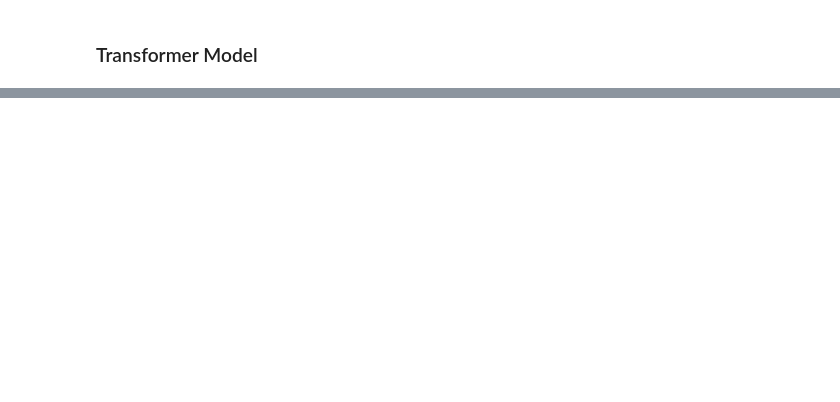
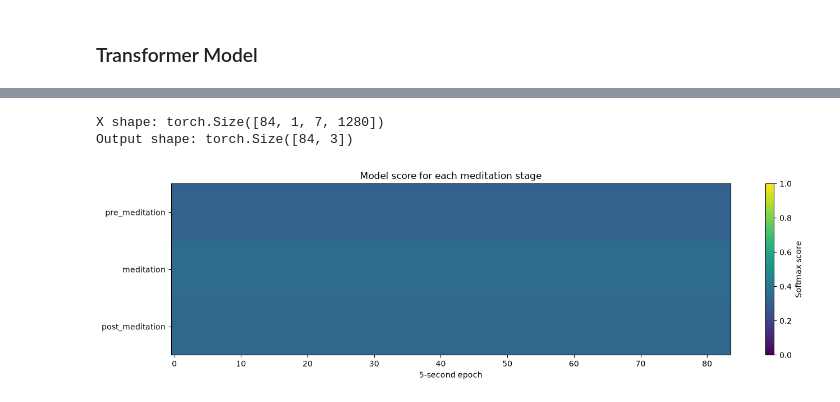
Before and after one commit to a-myli/meditation, a Jupyter notebook: Meditation_processing.ipynb, the cells around one changed output, grey strips where cells are left out. Drawn from its saved outputs; the diff is of its cells as text; code cells hidden in the pictures; blank space fills up the shorter version.

Commit message:
Transformer model

```diff
--- a/Meditation_processing.ipynb
+++ b/Meditation_processing.ipynb
@@ -264,6 +246,7 @@ def compute_psd(epochs):
     psd = epochs.compute_psd(method='welch', picks='eeg')
 
     psd.plot()
+    return psd
 # %% [markdown]
 ## Perform Preprocessing ##
 # %%
@@ -399,0 +362,50 @@ UsageError: Line magic function `%git` not found.
+# %%
+# initiate model
+
+transformer = Conformer(
+    num_electrodes=7,
+    sampling_rate=1280,
+    depth=6,
+    heads=10,
+    dropout=0.5,
+    forward_expansion=4,
+    forward_dropout=0.5,
+    num_classes=3,
+)
+
+print("X shape:", X.shape)  # should be (epochs, 1, 7, 1280)
+output = transformer(X)
+print("Output shape:", output.shape)  # should be (epochs, 3)
+# %% [output]
+X shape: torch.Size([84, 1, 7, 1280])
+Output shape: torch.Size([84, 3])
+# %%
+import matplotlib.pyplot as plt
+import numpy as np
+import torch
+
+stage_names = list(event_id.keys())
+
+# Turn off dropout and convert the model's scores to probabilities.
+transformer.eval()
+with torch.inference_mode():
+    probabilities = torch.softmax(transformer(X), dim=1).cpu().numpy()
+
+fig, ax = plt.subplots(figsize=(14, 4))
+image = ax.imshow(
+    probabilities.T,
+    aspect="auto",
+    interpolation="nearest",
+    vmin=0,
+    vmax=1,
+    cmap="viridis",
+)
+
+ax.set_yticks(range(len(stage_names)), labels=stage_names)
+ax.set_xlabel("5-second epoch")
+ax.set_title("Model score for each meditation stage")
+fig.colorbar(image, ax=ax, label="Softmax score")
+plt.tight_layout()
+plt.show()
+# %% [output]
+[figure, added]
```
Also changed, not shown: parts of 5 cells of this notebook.
